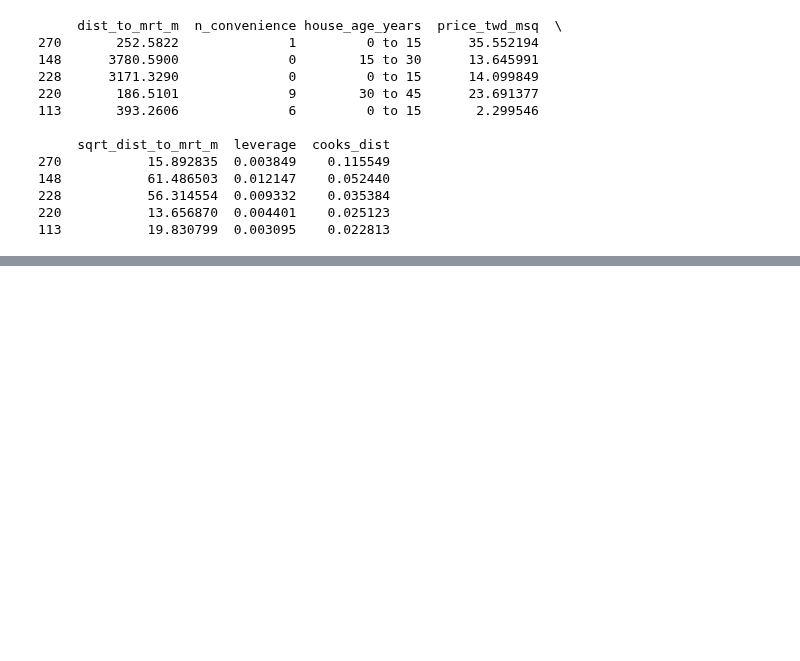
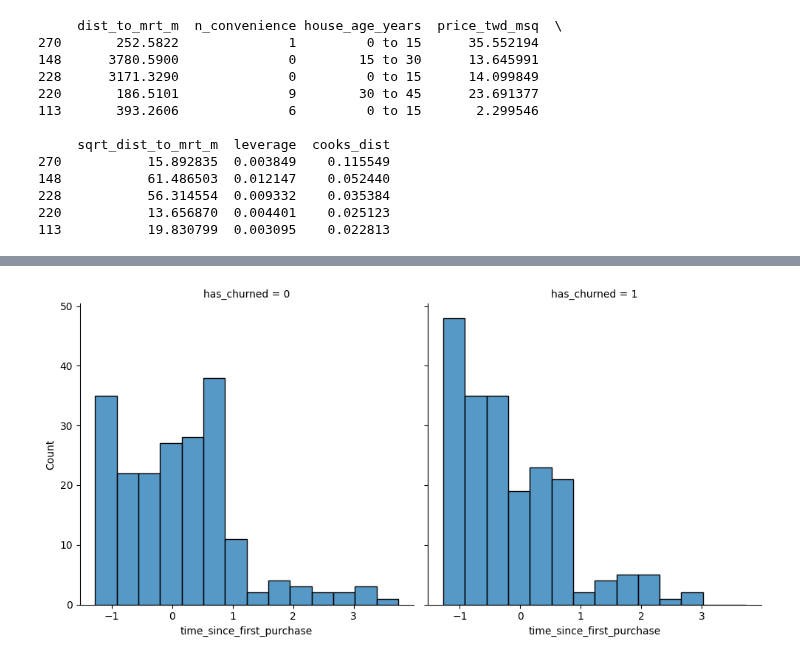
Before and after one commit to MichaelSzczepaniak/DataCamp, a Jupyter notebook: Tracks/Associate Data Scientist/26 Introduction to Regression with statsmodels in Python/StatmodelsRegression.ipynb, the cells around one changed output, grey strips where cells are left out. Cells and saved outputs as stored; diff of their text form; code cells hidden in the pictures; blank space fills up the shorter version.

```diff
--- a/Tracks/Associate Data Scientist/26 Introduction to Regression with statsmodels in Python/StatmodelsRegression.ipynb
+++ b/Tracks/Associate Data Scientist/26 Introduction to Regression with statsmodels in Python/StatmodelsRegression.ipynb
@@ -566,0 +578,7 @@ print(taiwan_real_estate.sort_values("cooks_dist", ascending=False).head())
+# %%
+# Redraw the plot with time_since_first_purchase
+sns.displot(data=df_churn, x="time_since_first_purchase", col="has_churned")
+
+plt.show()
+# %% [output]
+[figure, added]
```
Also changed, not shown: parts of 22 cells of this notebook, 1 other file.
